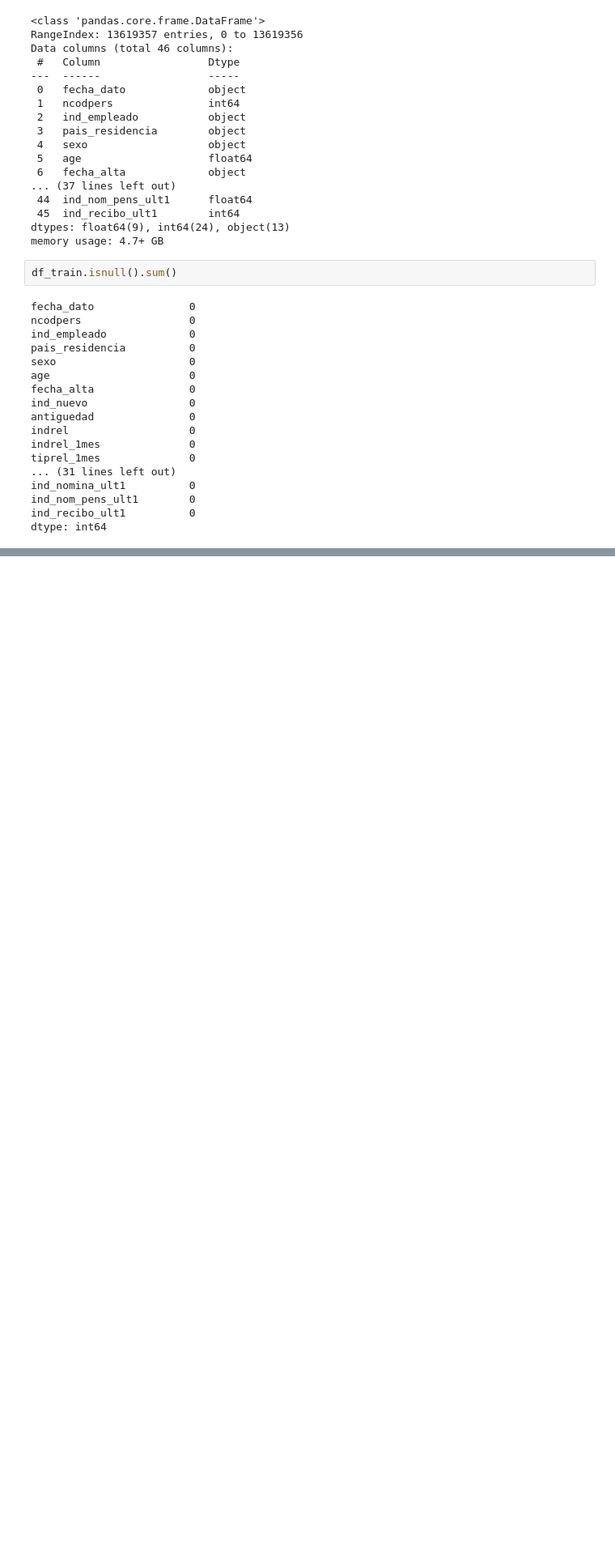
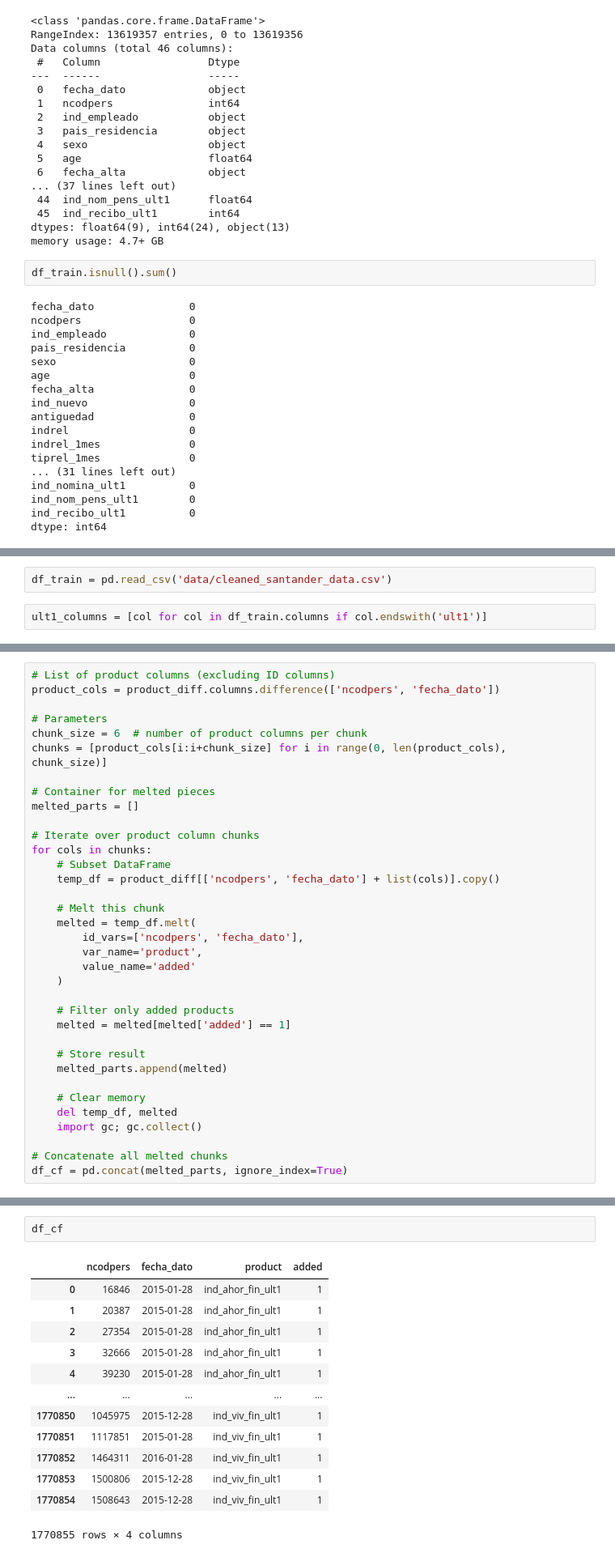
Before and after one commit to Santander-Product-Recsys/Santander-RecSys-Dennis, a Jupyter notebook: santander-product-recommendation.ipynb, the cells around one changed output, grey strips where cells are left out. Shown at 81% size. Drawn from its saved outputs; the diff is of its cells as text; blank space fills up the shorter version.

Commit message:
Collaborative Filtering Test

```diff
--- a/santander-product-recommendation.ipynb
+++ b/santander-product-recommendation.ipynb
@@ -1432,0 +1461,4 @@ dtype: int64
+# %%
+df_train = pd.read_csv('data/cleaned_santander_data.csv')
+# %%
+ult1_columns = [col for col in df_train.columns if col.endswith('ult1')]
@@ -1432,0 +1522,35 @@ dtype: int64
+# %%
+# List of product columns (excluding ID columns)
+product_cols = product_diff.columns.difference(['ncodpers', 'fecha_dato'])
+
+# Parameters
+chunk_size = 6  # number of product columns per chunk
+chunks = [product_cols[i:i+chunk_size] for i in range(0, len(product_cols), chunk_size)]
+
+# Container for melted pieces
+melted_parts = []
+
+# Iterate over product column chunks
+for cols in chunks:
+    # Subset DataFrame
+    temp_df = product_diff[['ncodpers', 'fecha_dato'] + list(cols)].copy()
+
+    # Melt this chunk
+    melted = temp_df.melt(
+        id_vars=['ncodpers', 'fecha_dato'],
+        var_name='product',
+        value_name='added'
+    )
+
+    # Filter only added products
+    melted = melted[melted['added'] == 1]
+
+    # Store result
+    melted_parts.append(melted)
+
+    # Clear memory
+    del temp_df, melted
+    import gc; gc.collect()
+
+# Concatenate all melted chunks
+df_cf = pd.concat(melted_parts, ignore_index=True)
@@ -1432,0 +1561,16 @@ dtype: int64
+# %%
+df_cf
+# %% [output]
+|  | ncodpers | fecha_dato | product | added |
+| 0 | 16846 | 2015-01-28 | ind_ahor_fin_ult1 | 1 |
+| 1 | 20387 | 2015-01-28 | ind_ahor_fin_ult1 | 1 |
+| 2 | 27354 | 2015-01-28 | ind_ahor_fin_ult1 | 1 |
+| 3 | 32666 | 2015-01-28 | ind_ahor_fin_ult1 | 1 |
+| 4 | 39230 | 2015-01-28 | ind_ahor_fin_ult1 | 1 |
+| ... | ... | ... | ... | ... |
+| 1770850 | 1045975 | 2015-12-28 | ind_viv_fin_ult1 | 1 |
+| 1770851 | 1117851 | 2015-01-28 | ind_viv_fin_ult1 | 1 |
+| 1770852 | 1464311 | 2016-01-28 | ind_viv_fin_ult1 | 1 |
+| 1770853 | 1500806 | 2015-12-28 | ind_viv_fin_ult1 | 1 |
+| 1770854 | 1508643 | 2015-12-28 | ind_viv_fin_ult1 | 1 |
+1770855 rows × 4 columns
```
Also changed, not shown: parts of 9 cells of this notebook.
